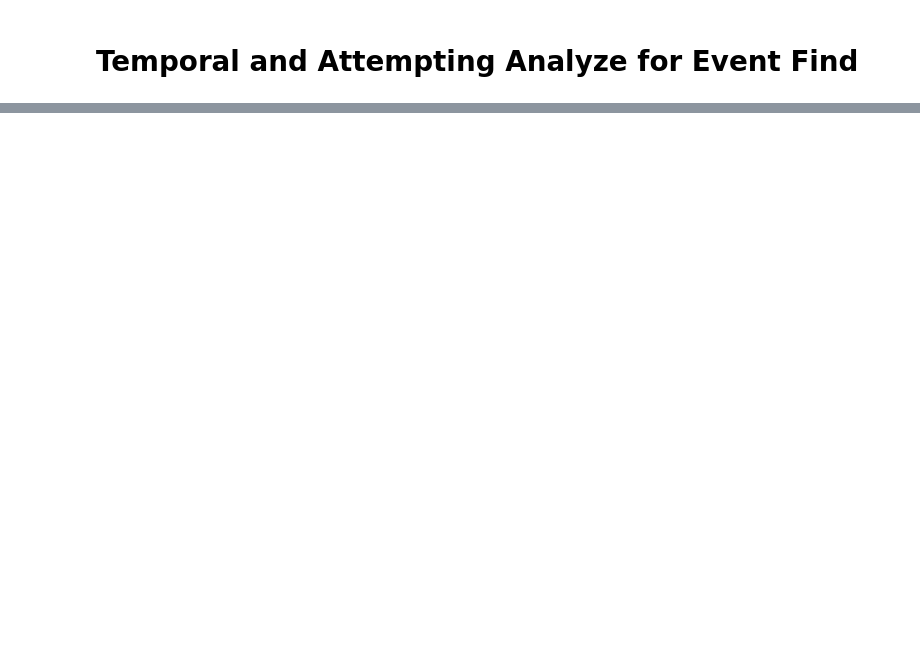
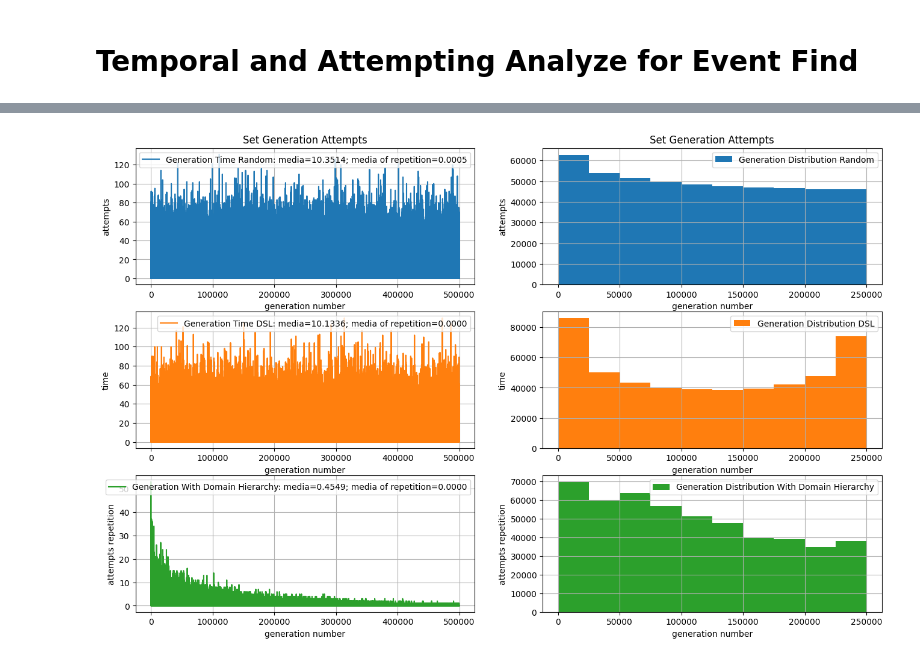
Before and after one commit to danielorlando97/search-space, a Jupyter notebook: experimentation/data_analyze.ipynb, the cells around one changed output, grey strips where cells are left out. Drawn from its saved outputs; the diff is of its cells as text; code cells hidden in the pictures; blank space fills up the shorter version.

```diff
--- a/experimentation/data_analyze.ipynb
+++ b/experimentation/data_analyze.ipynb
@@ -224,0 +463,70 @@ plt.plot()
+# %%
+_, ax = plt.subplots(3, 2, figsize=(16, 10))
+
+df = pd.read_csv('csv/even_randint_fixed_data.csv')
+X = df['iter_num']
+Y1 = df["attempts"]
+Y2 = df["value_repetition"]
+Y3 = df['value']
+
+m, mr = sum(Y1)/len(Y1), sum(Y2)/len(Y2)
+ax[0][0].plot(X, Y1, f'C{0}', label=f'Generation Time Random: media={m:.4f}; media of repetition={mr:.4f}')
+ax[0][1].hist(Y3, color = f'C{0}', label=f'Generation Distribution Random')
+
+df = pd.read_csv('csv/even_dsl_fixed_data.csv')
+Y1 = df["attempts"]
+Y2 = df["value_repetition"]
+Y3 = df['value']
+m, mr = sum(Y1)/len(Y1), sum(Y2)/len(Y2)
+
+ax[1][0].plot(X, Y1, f'C{1}', label=f'Generation Time DSL: media={m:.4f}; media of repetition={mr:.4f}')
+ax[1][1].hist(Y3, color = f'C{1}', label=f'Generation Distribution DSL')
+
+
+df = pd.read_csv('csv/even_fixed_data.csv')
+Y1 = df["attempts"]
+Y2 = df["value_repetition"]
+Y3 = df['value']
+m, mr = sum(Y1)/len(Y1), sum(Y2)/len(Y2)
+
+ax[2][0].plot(X, Y1, f'C{2}', label=f'Generation With Domain Hierarchy: media={m:.4f}; media of repetition={mr:.4f}')
+ax[2][1].hist(Y3, color = f'C{2}', label=f'Generation Distribution With Domain Hierarchy')
+
+
+ax[0][0].grid(True)
+ax[0][0].set_xlabel("generation number")
+ax[0][0].set_ylabel("attempts")
+ax[0][0].set_title("Set Generation Attempts")
+ax[0][0].legend()
+ax[1][0].grid(True)
+ax[1][0].set_xlabel("generation number")
+ax[1][0].set_ylabel("time")
+# ax[1][0].set_title("Set Generation Time")
+ax[1][0].legend()
+ax[2][0].grid(True)
+ax[2][0].set_xlabel("generation number")
+ax[2][0].set_ylabel("attempts repetition")
+# ax[2][0].set_title("Set Generation Time")
+ax[2][0].legend()
+
+ax[0][1].grid(True)
+ax[0][1].set_xlabel("generation number")
+ax[0][1].set_ylabel("attempts")
+ax[0][1].set_title("Set Generation Attempts")
+ax[0][1].legend()
+ax[1][1].grid(True)
+ax[1][1].set_xlabel("generation number")
+ax[1][1].set_ylabel("time")
+# ax[1][1].set_title("Set Generation Time")
+ax[1][1].legend()
+ax[2][1].grid(True)
+ax[2][1].set_xlabel("generation number")
+ax[2][1].set_ylabel("attempts repetition")
+# ax[2][1].set_title("Set Generation Time")
+ax[2][1].legend()
+
+# plt.plot()
+
+_ = plt.savefig("exp7.png")
+# %% [output]
+[figure, added]
```
Also changed, not shown: parts of 19 cells of this notebook, 25 other files.
